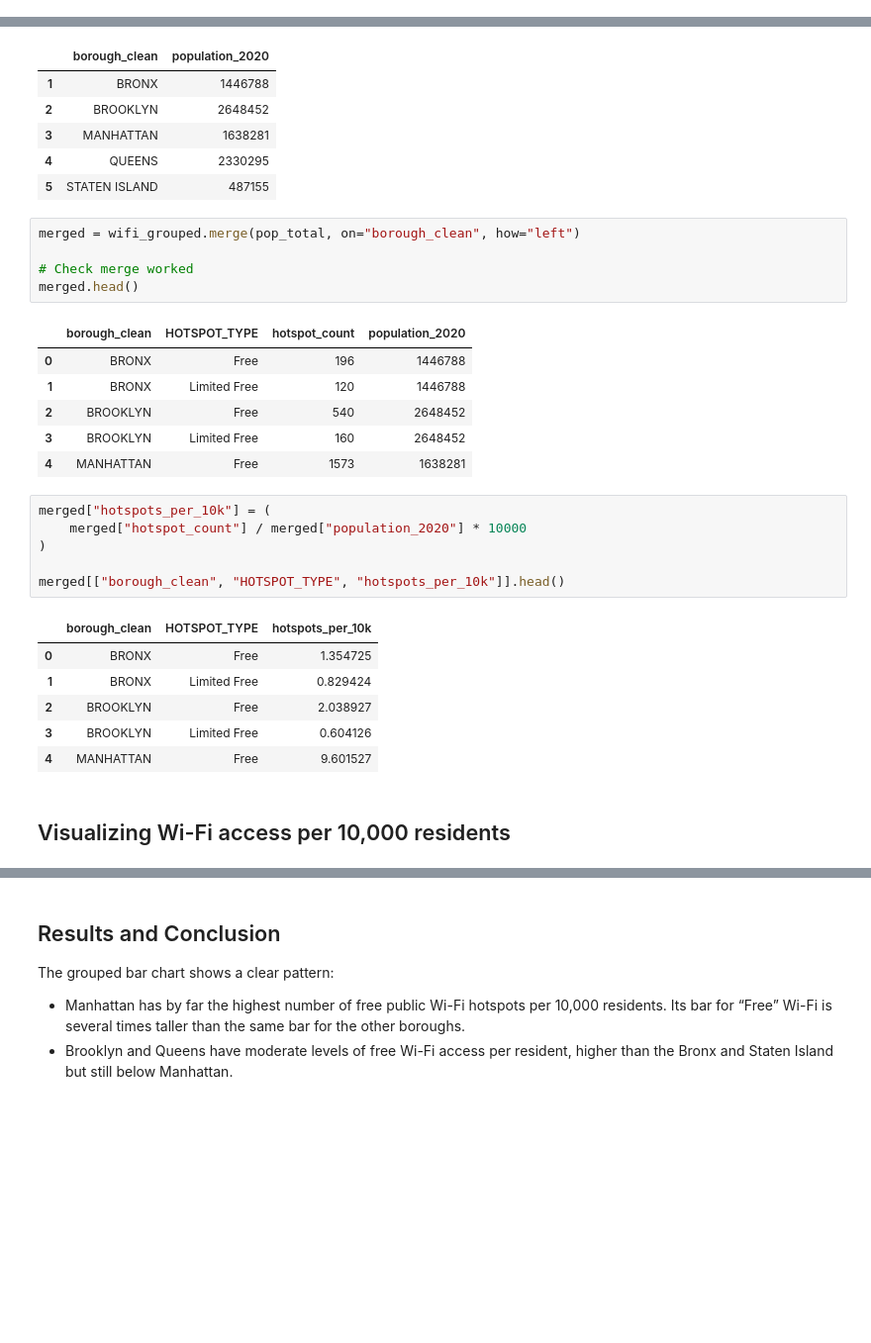
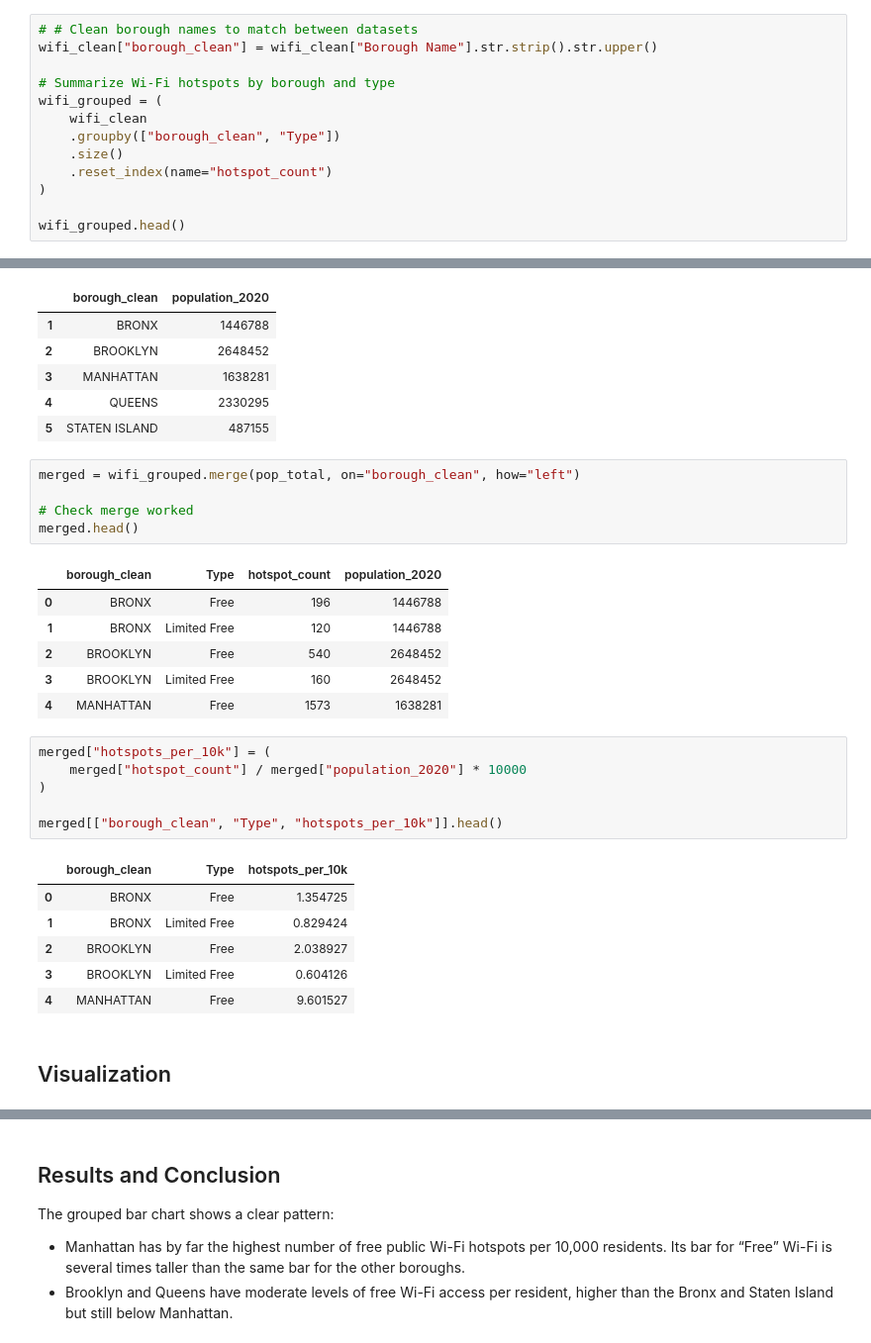
Before and after one commit to sy3254/shujin.github.io, a Jupyter notebook: project_2.ipynb, the cells around one changed output, grey strips where cells are left out. Shown at 99% size. Cells and saved outputs as stored; diff of their text form; blank space fills up the shorter version.

Commit message:
Fix column name issues in visualization

```diff
--- a/project_2.ipynb
+++ b/project_2.ipynb
@@ -103,0 +87,13 @@ wifi_grouped.head()
+# %%
+# # Clean borough names to match between datasets
+wifi_clean["borough_clean"] = wifi_clean["Borough Name"].str.strip().str.upper()
+
+# Summarize Wi-Fi hotspots by borough and type
+wifi_grouped = (
+    wifi_clean
+    .groupby(["borough_clean", "Type"])
+    .size()
+    .reset_index(name="hotspot_count")
+)
+
+wifi_grouped.head()
@@ -181,7 +184,7 @@ merged = wifi_grouped.merge(pop_total, on="borough_clean", how="left")
 # Check merge worked
 merged.head()
 # %% [output]
-|  | borough_clean | HOTSPOT_TYPE | hotspot_count | population_2020 |
+|  | borough_clean | Type | hotspot_count | population_2020 |
 | 0 | BRONX | Free | 196 | 1446788 |
 | 1 | BRONX | Limited Free | 120 | 1446788 |
 | 2 | BROOKLYN | Free | 540 | 2648452 |
@@ -190,15 +193,15 @@ merged.head()
 # %%
 merged["hotspots_per_10k"] = (
     merged["hotspot_count"] / merged["population_2020"] * 10000
 )
 
-merged[["borough_clean", "HOTSPOT_TYPE", "hotspots_per_10k"]].head()
+merged[["borough_clean", "Type", "hotspots_per_10k"]].head()
 # %% [output]
-|  | borough_clean | HOTSPOT_TYPE | hotspots_per_10k |
+|  | borough_clean | Type | hotspots_per_10k |
 | 0 | BRONX | Free | 1.354725 |
 | 1 | BRONX | Limited Free | 0.829424 |
 | 2 | BROOKLYN | Free | 2.038927 |
 | 3 | BROOKLYN | Limited Free | 0.604126 |
 | 4 | MANHATTAN | Free | 9.601527 |
 # %% [markdown]
-## Visualizing Wi-Fi access per 10,000 residents
+## Visualization
```
Also changed, not shown: parts of 7 cells of this notebook.
